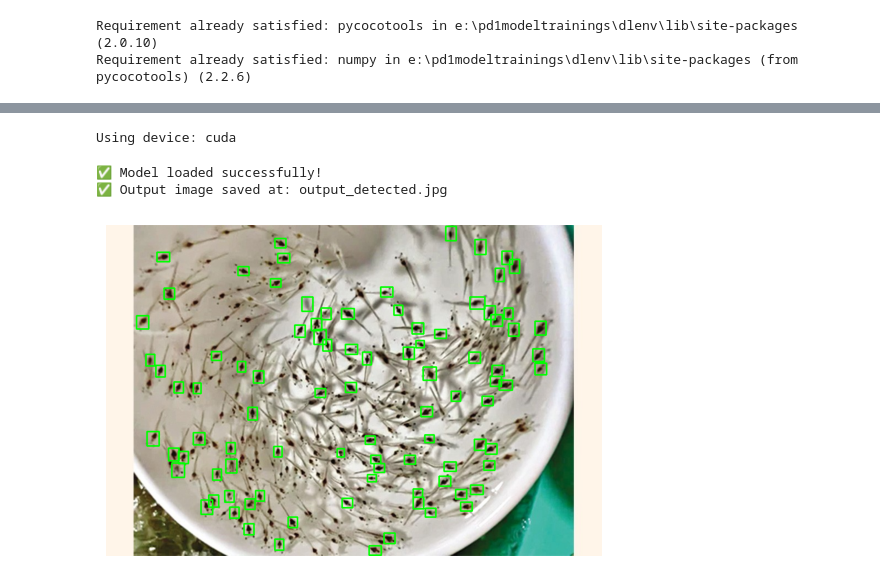
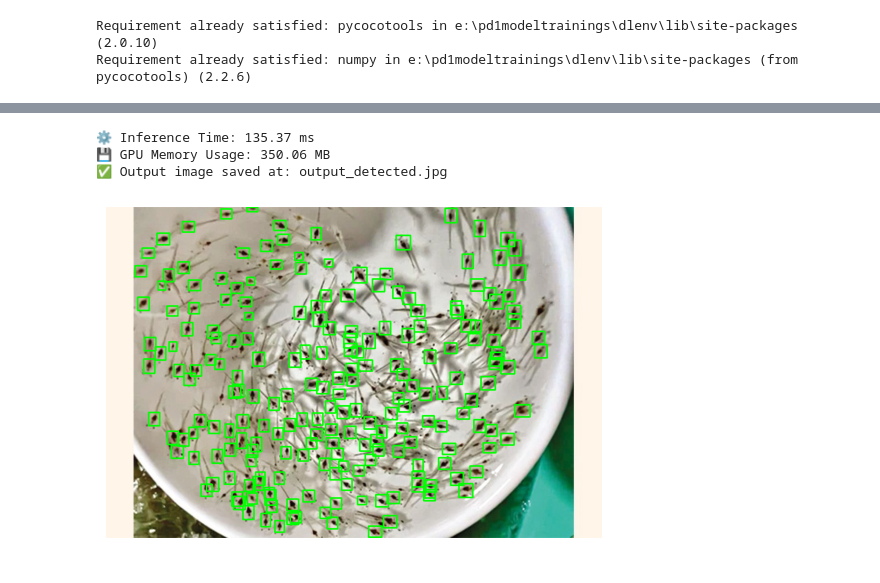
Before and after one commit to eryyyj/PD1DeepLearningCodes, a Jupyter notebook: RetinaNetPD1.ipynb, the cells around one changed output, grey strips where cells are left out. Saved outputs shown, nothing was run; the diff lists cells and outputs as text; code cells hidden in the pictures.

Commit message:
measured the metrics of inference time on a test image and their gpu usage

```diff
--- a/RetinaNetPD1.ipynb
+++ b/RetinaNetPD1.ipynb
@@ -240,7 +335,7 @@ for epoch in range(num_epochs):
 
     if avg_loss < best_loss:
         best_loss = avg_loss
-        best_model_path = os.path.join(save_dir, "retinanet_best_loss.pth")
+        best_model_path = os.path.join(save_dir, "retinanetretrain_best_loss.pth")
         torch.save(model.state_dict(), best_model_path)
         print(f"🔥 New best model saved with loss {best_loss:.4f} at {best_model_path}")
     else:
@@ -275,7 +370,7 @@ device = torch.device("cuda" if torch.cuda.is_available() else "cpu")
 print(f"Using device: {device}")
 
 # Load model weights correctly
-model.load_state_dict(torch.load("runs/retinanet_best_loss.pth", map_location="cpu"))
+model.load_state_dict(torch.load("runs/retinanetretrain_best_loss.pth", map_location="cpu"))
 model.to(device)
 model.eval()
 
@@ -447,68 +542,75 @@ import matplotlib.pyplot as plt
 from torchvision import transforms
 from torchvision.models.detection import RetinaNet
 from torchvision.models.detection.backbone_utils import resnet_fpn_backbone
+import time
 
-# --- SETTINGS ---
-model_path = "runs/retinanet_best_loss.pth"   # your trained weights
-image_path = "test.jpg"                 # input image
-save_path = "output_detected.jpg"             # output path
-num_classes = 2                               # your dataset (e.g., background + shrimp)
-class_names = ["background", "shrimp"]        # update based on your labels
-
-# --- DEVICE ---
-device = torch.device("cuda" if torch.cuda.is_available() else "cpu")
-print(f"Using device: {device}")
-
-# --- LOAD MODEL (RetinaNet + ResNet18-FPN) ---
-backbone = resnet_fpn_backbone('resnet18', pretrained=False)
-model = RetinaNet(backbone=backbone, num_classes=num_classes)
 model.to(device)
-
-# --- LOAD WEIGHTS ---
-checkpoint = torch.load(model_path, map_location=device)
-model.load_state_dict(checkpoint)
+image_path = "test.jpg"
+save_path = "output_detected.jpg"
 model.eval()
-print("✅ Model loaded successfully!")
-
 # --- LOAD IMAGE ---
 image = Image.open(image_path).convert("RGB")
 transform = transforms.Compose([transforms.ToTensor()])
 img_tensor = transform(image).to(device)
 
-# --- INFERENCE ---
+# --- CLEAR GPU CACHE BEFORE INFERENCE ---
+if device.type == "cuda":
+    torch.cuda.empty_cache()
+    torch.cuda.reset_peak_memory_stats()
+
+# --- INFERENCE (Measure time + GPU usage) ---
 with torch.no_grad():
+    if device.type == "cuda":
+        start_event = torch.cuda.Event(enable_timing=True)
+        end_event = torch.cuda.Event(enable_timing=True)
+        start_event.record()
+    else:
+        start_time = time.time()
+
     outputs = model([img_tensor])
+
+    if device.type == "cuda":
+        end_event.record()
+        torch.cuda.synchronize()
+        inference_time_ms = start_event.elapsed_time(end_event)
+        max_memory = torch.cuda.max_memory_allocated(device) / (1024 ** 2)  # MB
+    else:
+        inference_time_ms = (time.time() - start_time) * 1000
+        max_memory = 0.0
+
+# --- PRINT PERFORMANCE ---
+print(f"⚙️ Inference Time: {inference_time_ms:.2f} ms")
+print(f"💾 GPU Memory Usage: {max_memory:.2f} MB")
 
 # --- PROCESS OUTPUT ---
 output = outputs[0]
 boxes = output["boxes"].cpu().numpy()
 scores = output["scores"].cpu().numpy()
 labels = output["labels"].cpu().numpy()
 
 # --- DRAW DETECTIONS ---
 image_cv = np.array(image)
 image_cv = cv2.cvtColor(image_cv, cv2.COLOR_RGB2BGR)
 
 confidence_threshold = 0.5
 for box, score, label in zip(boxes, scores, labels):
     if score < confidence_threshold:
         continue
     x1, y1, x2, y2 = box.astype(int)
     color = (0, 255, 0)
-    # Draw bounding box only (no label text)
     cv2.rectangle(image_cv, (x1, y1), (x2, y2), color, 2)
 
-
-# --- SAVE AND SHOW OUTPUT ---
+# --- SAVE OUTPUT ---
 cv2.imwrite(save_path, image_cv)
 print(f"✅ Output image saved at: {save_path}")
 
+# --- SHOW OUTPUT ---
 image_rgb = cv2.cvtColor(image_cv, cv2.COLOR_BGR2RGB)
 plt.imshow(image_rgb)
 plt.axis('off')
 plt.show()
 # %% [output]
-Using device: cuda
+⚙️ Inference Time: 135.37 ms
+💾 GPU Memory Usage: 350.06 MB
+✅ Output image saved at: output_detected.jpg
-✅ Model loaded successfully!
-✅ Output image saved at: output_detected.jpg
-[figure, old version]
+[figure, new version]
```
Also changed, not shown: parts of 8 cells of this notebook, 3 other files.
